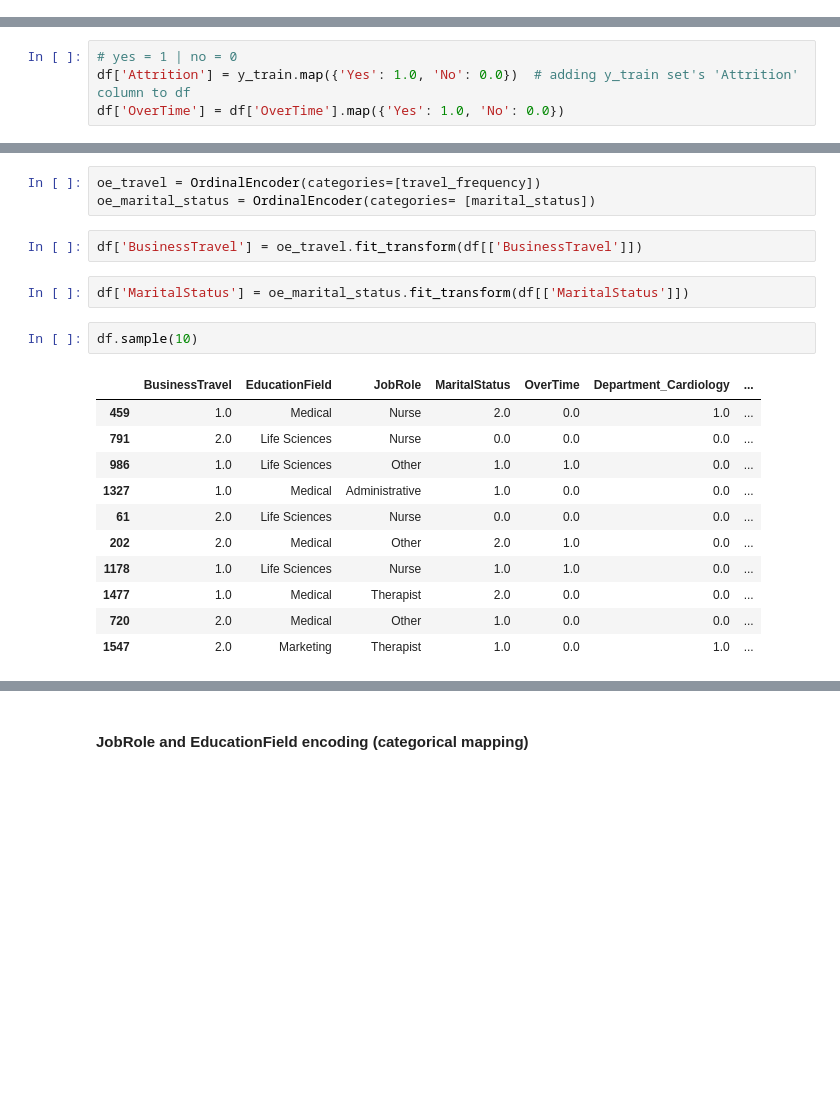
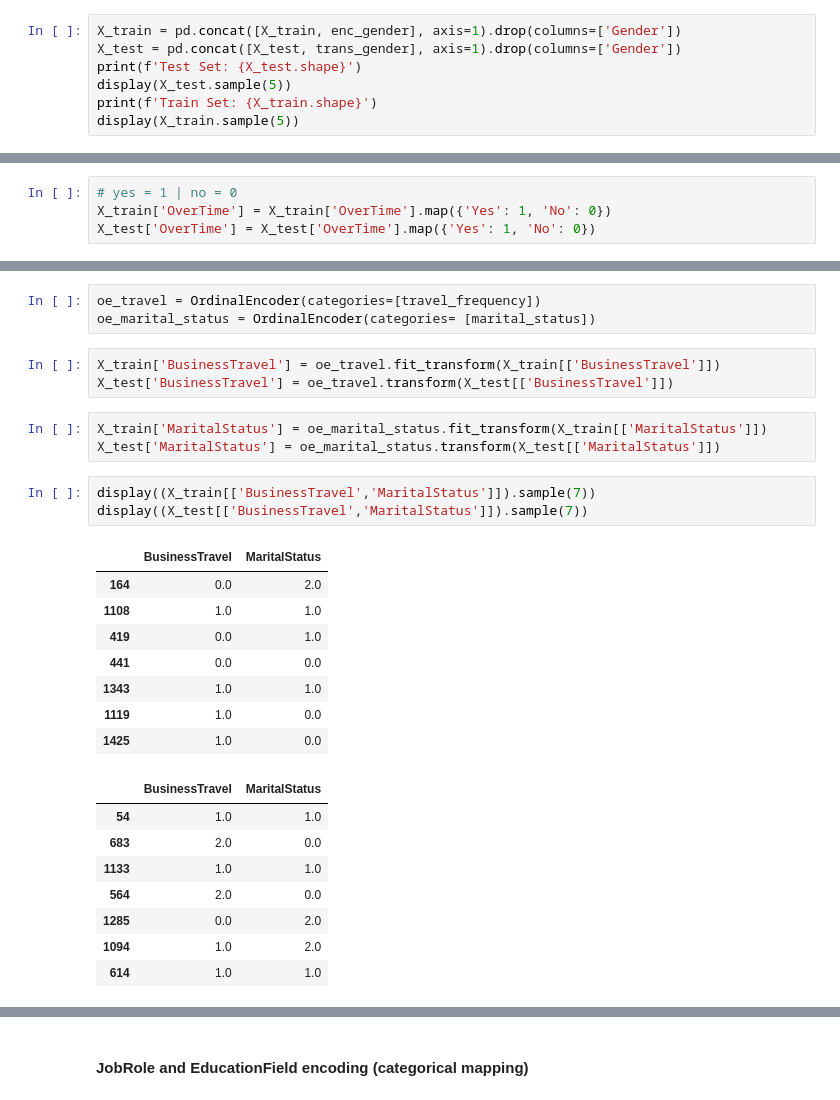
Before and after one commit to Kovindu555/Employee-Attrition-Multiclass-Prediction, a Jupyter notebook: model_training.ipynb, the cells around one changed output, grey strips where cells are left out. Cells and saved outputs as stored; diff of their text form; blank space fills up the shorter version.

```diff
--- a/model_training.ipynb
+++ b/model_training.ipynb
@@ -149,0 +212,7 @@ df.sample(7)
+# %%
+X_train = pd.concat([X_train, enc_gender], axis=1).drop(columns=['Gender'])
+X_test = pd.concat([X_test, trans_gender], axis=1).drop(columns=['Gender'])
+print(f'Test Set: {X_test.shape}')
+display(X_test.sample(5))
+print(f'Train Set: {X_train.shape}')
+display(X_train.sample(5))
@@ -152,5 +253,5 @@ df.sample(7)
 # %%
 # yes = 1 | no = 0
-df['Attrition'] = y_train.map({'Yes': 1.0, 'No': 0.0})  # adding y_train set's 'Attrition' column to df
-df['OverTime'] = df['OverTime'].map({'Yes': 1.0, 'No': 0.0})
+X_train['OverTime'] = X_train['OverTime'].map({'Yes': 1, 'No': 0})
+X_test['OverTime'] = X_test['OverTime'].map({'Yes': 1, 'No': 0})
 # %%
@@ -175,21 +287,29 @@ from sklearn.preprocessing import OrdinalEncoder
 oe_travel = OrdinalEncoder(categories=[travel_frequency])
 oe_marital_status = OrdinalEncoder(categories= [marital_status])
 # %%
-df['BusinessTravel'] = oe_travel.fit_transform(df[['BusinessTravel']])
+X_train['BusinessTravel'] = oe_travel.fit_transform(X_train[['BusinessTravel']])
+X_test['BusinessTravel'] = oe_travel.transform(X_test[['BusinessTravel']])
 # %%
-df['MaritalStatus'] = oe_marital_status.fit_transform(df[['MaritalStatus']])
+X_train['MaritalStatus'] = oe_marital_status.fit_transform(X_train[['MaritalStatus']])
+X_test['MaritalStatus'] = oe_marital_status.transform(X_test[['MaritalStatus']])
 # %%
-df.sample(10)
+display((X_train[['BusinessTravel','MaritalStatus']]).sample(7))
+display((X_test[['BusinessTravel','MaritalStatus']]).sample(7))
 # %% [output]
-|  | BusinessTravel | EducationField | JobRole | MaritalStatus | OverTime | Department_Cardiology | ... |
-| 459 | 1.0 | Medical | Nurse | 2.0 | 0.0 | 1.0 | ... |
-| 791 | 2.0 | Life Sciences | Nurse | 0.0 | 0.0 | 0.0 | ... |
-| 986 | 1.0 | Life Sciences | Other | 1.0 | 1.0 | 0.0 | ... |
-| 1327 | 1.0 | Medical | Administrative | 1.0 | 0.0 | 0.0 | ... |
-| 61 | 2.0 | Life Sciences | Nurse | 0.0 | 0.0 | 0.0 | ... |
-| 202 | 2.0 | Medical | Other | 2.0 | 1.0 | 0.0 | ... |
-| 1178 | 1.0 | Life Sciences | Nurse | 1.0 | 1.0 | 0.0 | ... |
-| 1477 | 1.0 | Medical | Therapist | 2.0 | 0.0 | 0.0 | ... |
-| 720 | 2.0 | Medical | Other | 1.0 | 0.0 | 0.0 | ... |
-| 1547 | 2.0 | Marketing | Therapist | 1.0 | 0.0 | 1.0 | ... |
+|  | BusinessTravel | MaritalStatus |
+| 164 | 0.0 | 2.0 |
+| 1108 | 1.0 | 1.0 |
+| 419 | 0.0 | 1.0 |
+| 441 | 0.0 | 0.0 |
+| 1343 | 1.0 | 1.0 |
+| 1119 | 1.0 | 0.0 |
+| 1425 | 1.0 | 0.0 |
+|  | BusinessTravel | MaritalStatus |
+| 54 | 1.0 | 1.0 |
+| 683 | 2.0 | 0.0 |
+| 1133 | 1.0 | 1.0 |
+| 564 | 2.0 | 0.0 |
+| 1285 | 0.0 | 2.0 |
+| 1094 | 1.0 | 2.0 |
+| 614 | 1.0 | 1.0 |
 # %%
```
Also changed, not shown: parts of 70 cells of this notebook.
